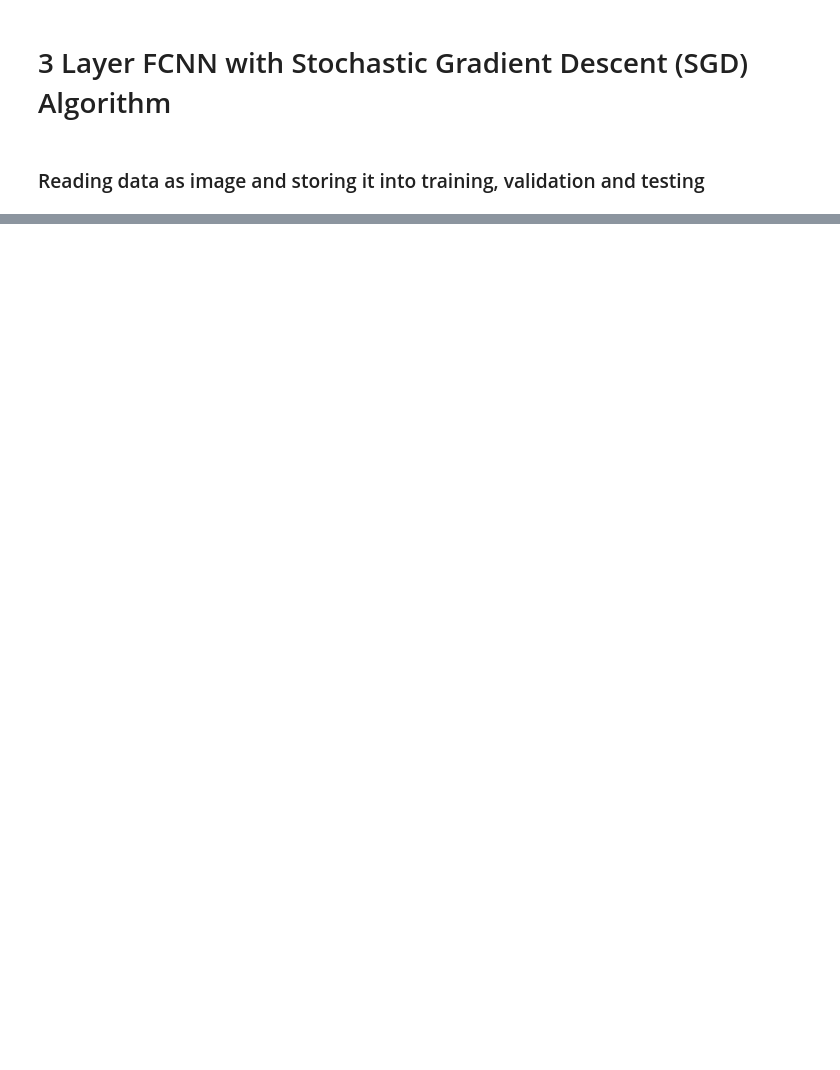
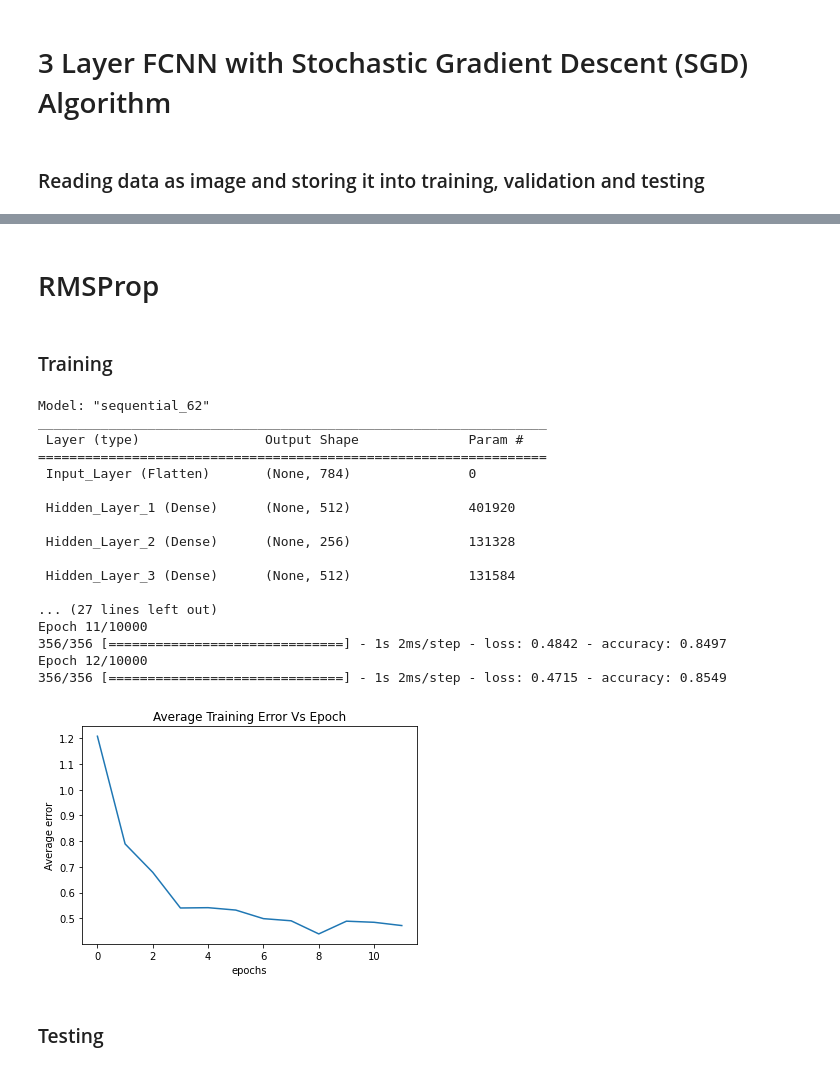
Before and after one commit to its-rajesh/Deep-Learning, a Jupyter notebook: Optimizers/optimizers.ipynb, the cells around one changed output, grey strips where cells are left out. Drawn from its saved outputs; the diff is of its cells as text; code cells hidden in the pictures; blank space fills up the shorter version.

```diff
--- a/Optimizers/optimizers.ipynb
+++ b/Optimizers/optimizers.ipynb
@@ -61,0 +290,61 @@ import numpy as np
+# %% [markdown]
+# RMSProp
+# %% [markdown]
+### Training
+# %%
+# Generating Three Layer FCNN Architecture
+model = tf.keras.models.Sequential([
+    tf.keras.layers.Flatten(input_shape=(28, 28), name='Input_Layer'),
+    tf.keras.layers.Dense(512, activation='sigmoid', name='Hidden_Layer_1'),
+    tf.keras.layers.Dense(256, activation='sigmoid', name='Hidden_Layer_2'),
+    tf.keras.layers.Dense(512, activation='sigmoid', name='Hidden_Layer_3'),
+    tf.keras.layers.Dense(10, activation='softmax', name='Output_Layer')
+])
+
+# Printing the architecture details of the model
+model.summary()
+
+#Setting the optimizer and compiling
+optimizer = tf.keras.optimizers.RMSprop(
+    learning_rate=0.001,
+    rho=0.99,
+    momentum=0.9,
+    epsilon=1e-08,
+    centered=False,
+    name='RMSprop')
+model.compile(optimizer=optimizer,
+             loss='sparse_categorical_crossentropy',
+             metrics=['accuracy'])
+
+# Setting the convergence criteria and fitting the model
+callback = tf.keras.callbacks.EarlyStopping(monitor='loss',min_delta=0.0001,patience=3)
+trained = model.fit(tr_data, tr_out, epochs=10000, callbacks=callback)
+
+#Plotting error vs epoch graph
+plt.plot(trained.history['loss'])
+plt.title("Average Training Error Vs Epoch")
+plt.xlabel("epochs")
+plt.ylabel("Average error")
+plt.savefig("/Users/rajeshr/Desktop/"+str(np.random.randint(1, 100000))+".png")
+plt.show()
+# %% [output]
+Model: "sequential_62"
+_________________________________________________________________
+ Layer (type)                Output Shape              Param #
+=================================================================
+ Input_Layer (Flatten)       (None, 784)               0
+
+ Hidden_Layer_1 (Dense)      (None, 512)               401920
+
+ Hidden_Layer_2 (Dense)      (None, 256)               131328
+
+ Hidden_Layer_3 (Dense)      (None, 512)               131584
+
+... (27 lines left out)
+Epoch 11/10000
+356/356 [==============================] - 1s 2ms/step - loss: 0.4842 - accuracy: 0.8497
+Epoch 12/10000
+356/356 [==============================] - 1s 2ms/step - loss: 0.4715 - accuracy: 0.8549
+[figure, added]
+# %% [markdown]
+### Testing
```
Also changed, not shown: parts of 43 cells of this notebook.
